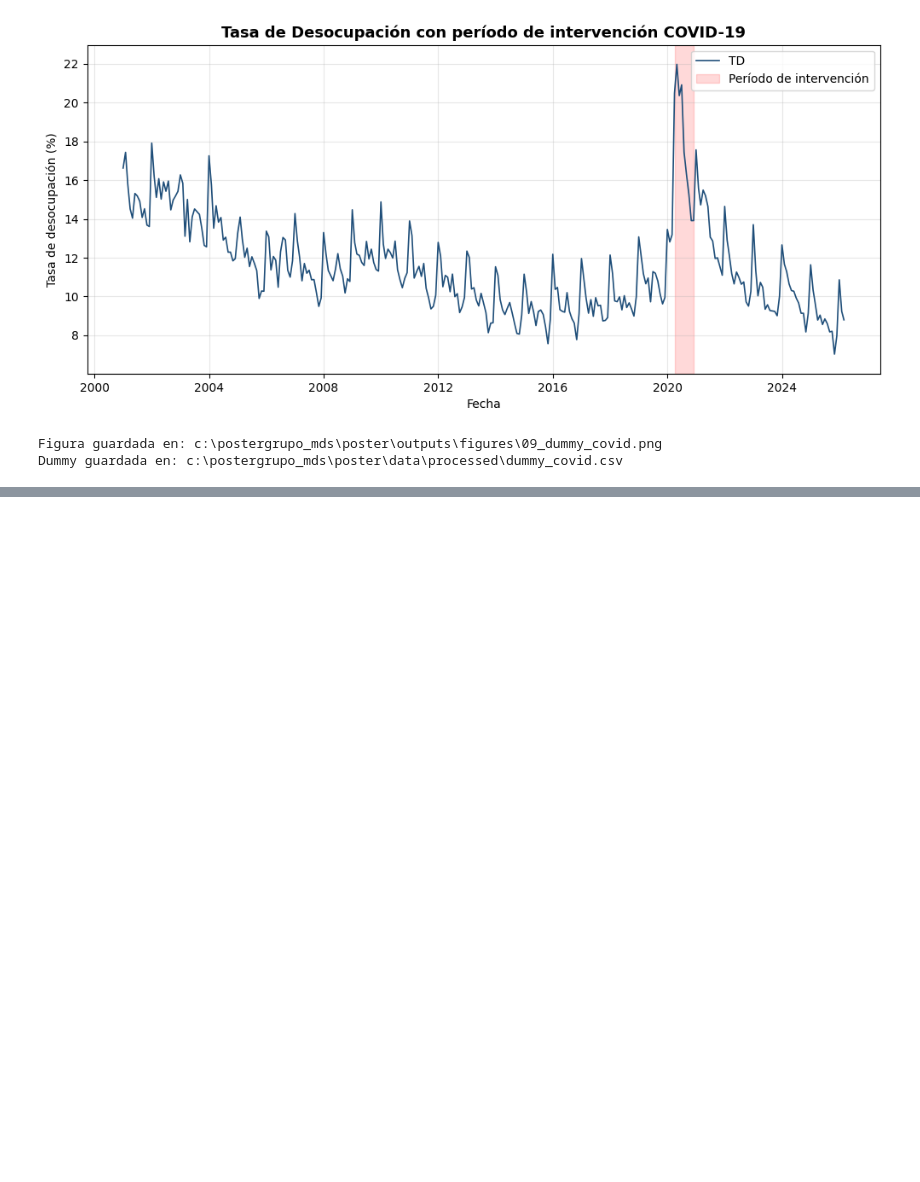
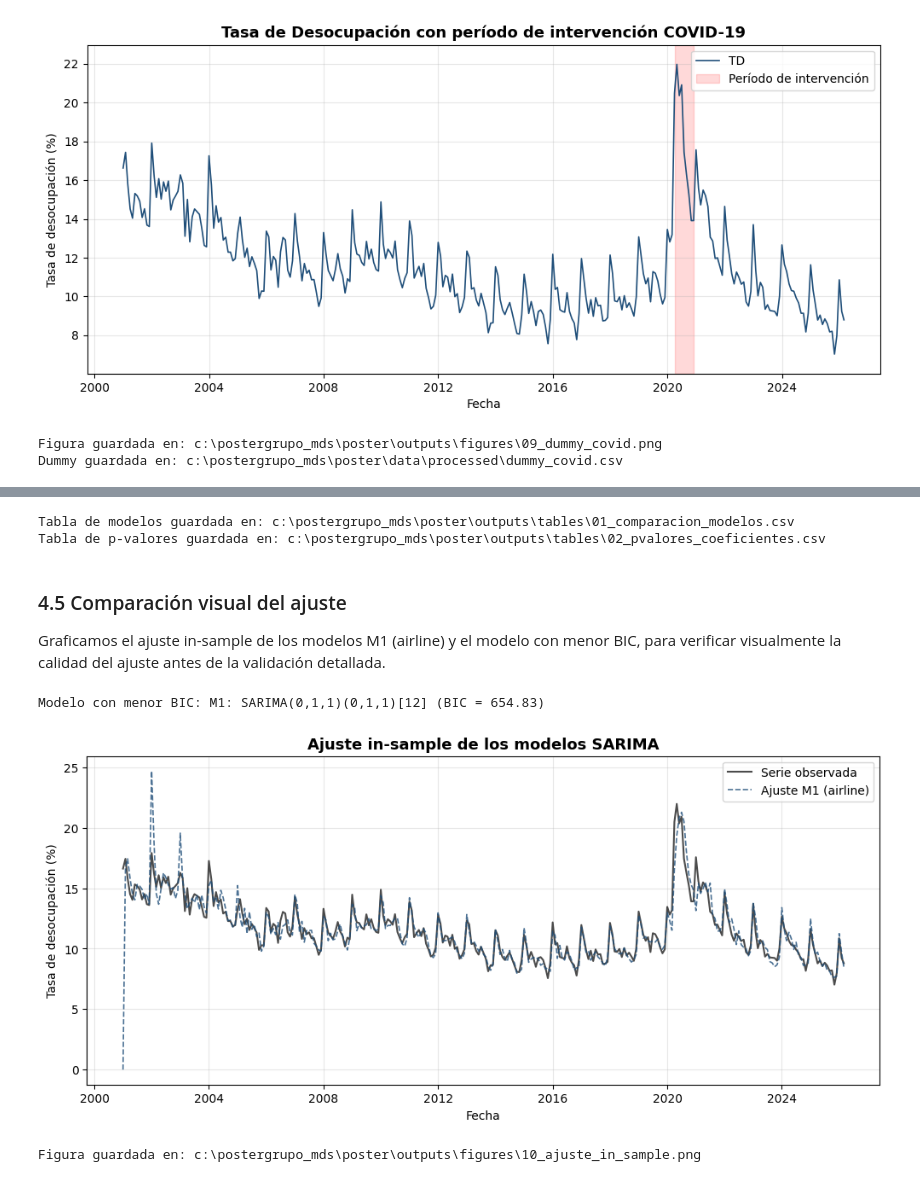
Before and after one commit to dilantovar/poster, a Jupyter notebook: notebooks/01_box_jenkins_td.ipynb, the cells around one changed output, grey strips where cells are left out. Cells and saved outputs as stored; diff of their text form; code cells hidden in the pictures; blank space fills up the shorter version.

```diff
--- a/notebooks/01_box_jenkins_td.ipynb
+++ b/notebooks/01_box_jenkins_td.ipynb
@@ -892,0 +920,18 @@ Dummy guardada en: c:\postergrupo_mds\poster\data\processed\dummy_covid.csv
+# %%
+# %% Carga de la serie y dummy COVID ===================
+
+# Cargar serie de tasa de desocupación
+ruta_td = DATA_PROCESSED / "td_nacional.csv"
+td_df = pd.read_csv(ruta_td, parse_dates=["fecha"])
+td_serie = td_df.set_index("fecha")["td"].asfreq("MS")
+
+# Cargar dummy COVID
+ruta_dummy = DATA_PROCESSED / "dummy_covid.csv"
+dummy_df = pd.read_csv(ruta_dummy, parse_dates=["fecha"])
+dummy_covid = dummy_df.set_index("fecha")["dummy_covid"].asfreq("MS")
+
+# Verificar alineación
+print(f"Observaciones serie:  {len(td_serie)}")
+print(f"Observaciones dummy:  {len(dummy_covid)}")
+print(f"Índices coinciden:    {(td_serie.index == dummy_covid.index).all()}")
+print(f"Suma de la dummy:     {int(dummy_covid.sum())} (esperado: 9)")
@@ -892,0 +1149,60 @@ Dummy guardada en: c:\postergrupo_mds\poster\data\processed\dummy_covid.csv
+# %%
+# %% Guardar tablas para el poster ======================
+
+# Guardar tabla de modelos
+ruta_tabla1 = TABLES / "01_comparacion_modelos.csv"
+tabla_modelos.to_csv(ruta_tabla1, index=False)
+print(f"Tabla de modelos guardada en: {ruta_tabla1}")
+
+# Guardar tabla de p-valores
+ruta_tabla2 = TABLES / "02_pvalores_coeficientes.csv"
+tabla_pvalores.to_csv(ruta_tabla2, index=False)
+print(f"Tabla de p-valores guardada en: {ruta_tabla2}")
+# %% [output]
+Tabla de modelos guardada en: c:\postergrupo_mds\poster\outputs\tables\01_comparacion_modelos.csv
+Tabla de p-valores guardada en: c:\postergrupo_mds\poster\outputs\tables\02_pvalores_coeficientes.csv
+# %% [markdown]
+### 4.5 Comparación visual del ajuste
+
+Graficamos el ajuste in-sample de los modelos M1 (airline) y el modelo con menor BIC, para verificar visualmente la calidad del ajuste antes de la validación detallada.
+# %%
+# %% Ajuste in-sample del modelo M1 =====================
+
+# Identificar modelo con menor BIC
+bics = {nombre: res.bic for nombre, res in estimaciones.items()}
+modelo_mejor_bic = min(bics, key=bics.get)
+print(f"Modelo con menor BIC: {modelo_mejor_bic} (BIC = {bics[modelo_mejor_bic]:.2f})")
+
+# Obtener ajuste in-sample (valores predichos)
+fitted_m1 = estimaciones["M1: SARIMA(0,1,1)(0,1,1)[12]"].fittedvalues
+fitted_mejor = estimaciones[modelo_mejor_bic].fittedvalues
+
+# Graficar
+fig, ax = plt.subplots(figsize=(12, 5))
+
+ax.plot(td_serie.index, td_serie.values, color="black", linewidth=1.5,
+        label="Serie observada", alpha=0.7)
+ax.plot(fitted_m1.index, fitted_m1.values, color="#1f4e79", linewidth=1.2,
+        label="Ajuste M1 (airline)", linestyle="--", alpha=0.8)
+
+if modelo_mejor_bic != "M1: SARIMA(0,1,1)(0,1,1)[12]":
+    ax.plot(fitted_mejor.index, fitted_mejor.values, color="#c0392b", linewidth=1.2,
+            label=f"Ajuste mejor BIC ({modelo_mejor_bic.split(':')[0]})",
+            linestyle=":", alpha=0.8)
+
+ax.set_title("Ajuste in-sample de los modelos SARIMA",
+             fontsize=13, fontweight="bold")
+ax.set_xlabel("Fecha")
+ax.set_ylabel("Tasa de desocupación (%)")
+ax.legend(loc="upper right")
+ax.grid(True, alpha=0.3)
+
+ruta_fig = FIGURES / "10_ajuste_in_sample.png"
+plt.savefig(ruta_fig)
+plt.show()
+
+print(f"Figura guardada en: {ruta_fig}")
+# %% [output]
+Modelo con menor BIC: M1: SARIMA(0,1,1)(0,1,1)[12] (BIC = 654.83)
+[figure, added]
+Figura guardada en: c:\postergrupo_mds\poster\outputs\figures\10_ajuste_in_sample.png
```
Also changed, not shown: parts of 11 cells of this notebook.
